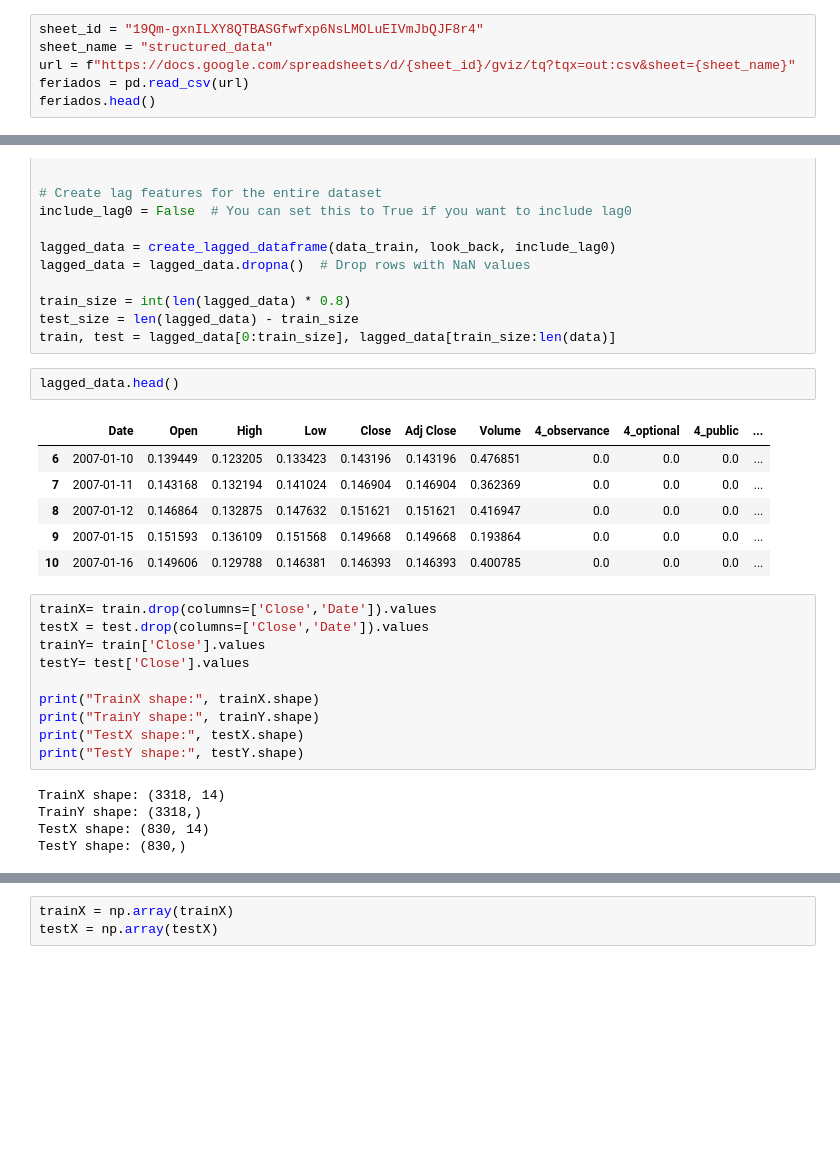
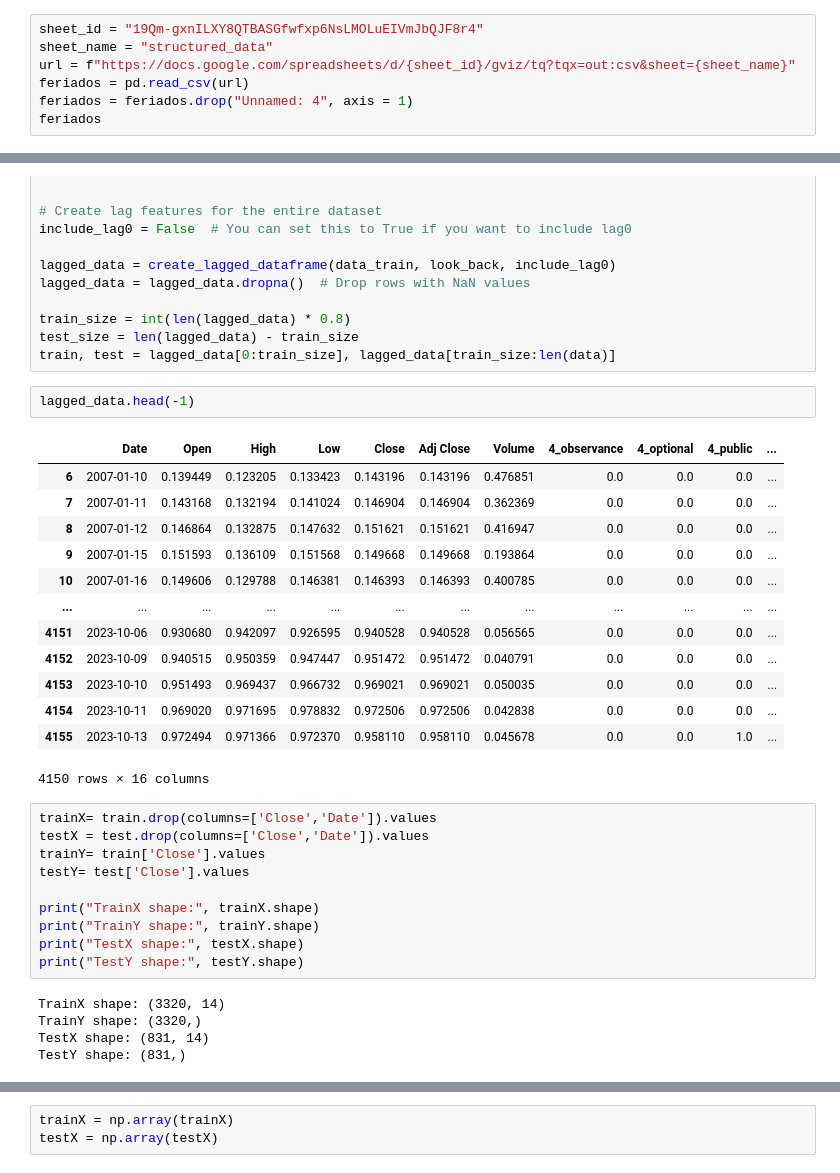
Before and after one commit to marreapato/Forecasting_Paper_XAI, a Jupyter notebook: stocks_type_lags/MultivariateStocks_Baseline_Com_Lags_tryingshaplime.ipynb, the cells around one changed output, grey strips where cells are left out. Cells and saved outputs as stored; diff of their text form; blank space fills up the shorter version.

```diff
--- a/stocks_type_lags/MultivariateStocks_Baseline_Com_Lags_tryingshaplime.ipynb
+++ b/stocks_type_lags/MultivariateStocks_Baseline_Com_Lags_tryingshaplime.ipynb
@@ -55,7 +52,8 @@ sheet_id = "19Qm-gxnILXY8QTBASGfwfxp6NsLMOLuEIVmJbQJF8r4"
 sheet_name = "structured_data"
 url = f"https://docs.google.com/spreadsheets/d/{sheet_id}/gviz/tq?tqx=out:csv&sheet={sheet_name}"
 feriados = pd.read_csv(url)
-feriados.head()
+feriados = feriados.drop("Unnamed: 4", axis = 1)
+feriados
 # %% [output]
 |  | Date | 4_observance | 4_optional | 4_public |
 | 0 | 2007-01-01 | 0 | 0 | 1 |
@@ -216,14 +221,21 @@ train_size = int(len(lagged_data) * 0.8)
 test_size = len(lagged_data) - train_size
 train, test = lagged_data[0:train_size], lagged_data[train_size:len(data)]
 # %%
-lagged_data.head()
+lagged_data.head(-1)
 # %% [output]
 |  | Date | Open | High | Low | Close | Adj Close | Volume | 4_observance | 4_optional | 4_public | ... |
 | 6 | 2007-01-10 | 0.139449 | 0.123205 | 0.133423 | 0.143196 | 0.143196 | 0.476851 | 0.0 | 0.0 | 0.0 | ... |
 | 7 | 2007-01-11 | 0.143168 | 0.132194 | 0.141024 | 0.146904 | 0.146904 | 0.362369 | 0.0 | 0.0 | 0.0 | ... |
 | 8 | 2007-01-12 | 0.146864 | 0.132875 | 0.147632 | 0.151621 | 0.151621 | 0.416947 | 0.0 | 0.0 | 0.0 | ... |
 | 9 | 2007-01-15 | 0.151593 | 0.136109 | 0.151568 | 0.149668 | 0.149668 | 0.193864 | 0.0 | 0.0 | 0.0 | ... |
 | 10 | 2007-01-16 | 0.149606 | 0.129788 | 0.146381 | 0.146393 | 0.146393 | 0.400785 | 0.0 | 0.0 | 0.0 | ... |
+| ... | ... | ... | ... | ... | ... | ... | ... | ... | ... | ... | ... |
+| 4151 | 2023-10-06 | 0.930680 | 0.942097 | 0.926595 | 0.940528 | 0.940528 | 0.056565 | 0.0 | 0.0 | 0.0 | ... |
+| 4152 | 2023-10-09 | 0.940515 | 0.950359 | 0.947447 | 0.951472 | 0.951472 | 0.040791 | 0.0 | 0.0 | 0.0 | ... |
+| 4153 | 2023-10-10 | 0.951493 | 0.969437 | 0.966732 | 0.969021 | 0.969021 | 0.050035 | 0.0 | 0.0 | 0.0 | ... |
+| 4154 | 2023-10-11 | 0.969020 | 0.971695 | 0.978832 | 0.972506 | 0.972506 | 0.042838 | 0.0 | 0.0 | 0.0 | ... |
+| 4155 | 2023-10-13 | 0.972494 | 0.971366 | 0.972370 | 0.958110 | 0.958110 | 0.045678 | 0.0 | 0.0 | 1.0 | ... |
+4150 rows × 16 columns
 # %%
 trainX= train.drop(columns=['Close','Date']).values
 testX = test.drop(columns=['Close','Date']).values
@@ -235,10 +247,10 @@ print("TrainY shape:", trainY.shape)
 print("TestX shape:", testX.shape)
 print("TestY shape:", testY.shape)
 # %% [output]
-TrainX shape: (3318, 14)
-TrainY shape: (3318,)
-TestX shape: (830, 14)
-TestY shape: (830,)
+TrainX shape: (3320, 14)
+TrainY shape: (3320,)
+TestX shape: (831, 14)
+TestY shape: (831,)
 # %%
 trainX
 # %% [output]
```
Also changed, not shown: parts of 28 cells of this notebook.
